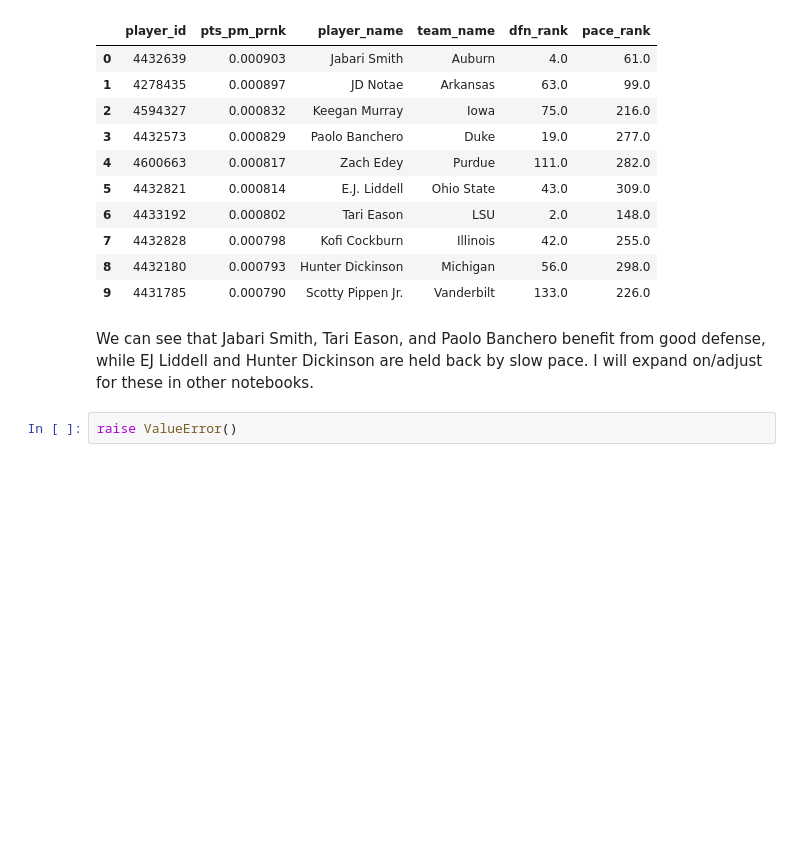
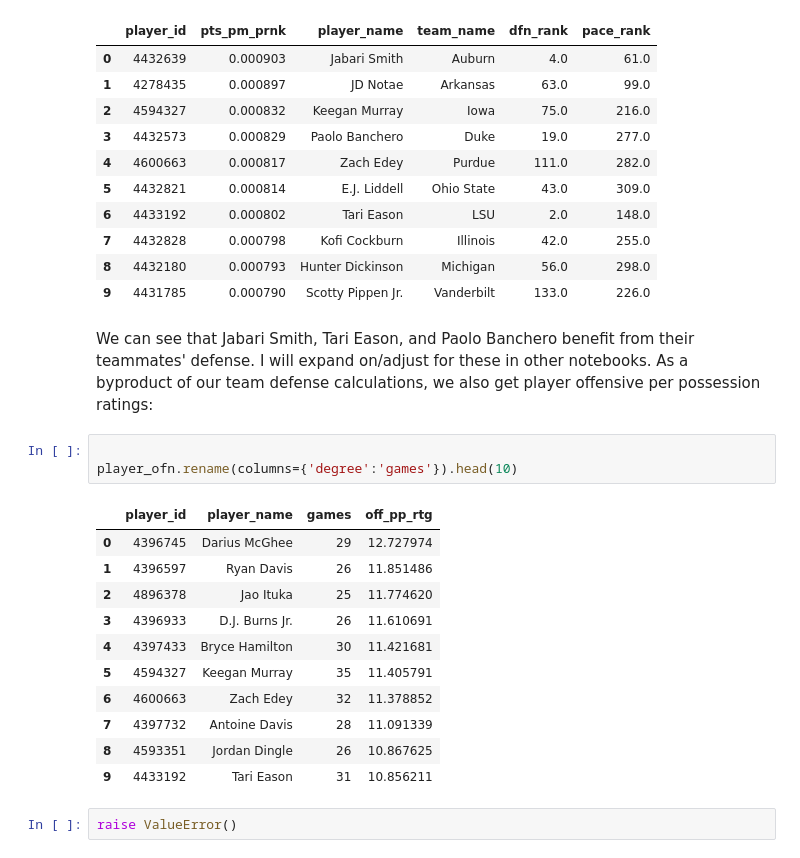
Before and after one commit to btatkinson/NCAA-basketball-Capstone, a Jupyter notebook: notebooks/blake_exploratory/player_pagerank.ipynb, the cells around one changed output. Saved outputs shown, nothing was run; the diff lists cells and outputs as text; blank space fills up the shorter version.

```diff
--- a/notebooks/blake_exploratory/player_pagerank.ipynb
+++ b/notebooks/blake_exploratory/player_pagerank.ipynb
@@ -603,7 +603,22 @@ tmp_prnk.head(10)
 | 9 | 4431785 | 0.000790 | Scotty Pippen Jr. | Vanderbilt | 133.0 | 226.0 |
 # %% [markdown]
 
-We can see that Jabari Smith, Tari Eason, and Paolo Banchero benefit from good defense, while EJ Liddell and Hunter Dickinson are held back by slow pace. I will expand on/adjust for these in other notebooks.
+We can see that Jabari Smith, Tari Eason, and Paolo Banchero benefit from their teammates' defense. I will expand on/adjust for these in other notebooks. As a byproduct of our team defense calculations, we also get player offensive per possession ratings:
+# %%
+
+player_ofn.rename(columns={'degree':'games'}).head(10)
+# %% [output]
+|  | player_id | player_name | games | off_pp_rtg |
+| 0 | 4396745 | Darius McGhee | 29 | 12.727974 |
+| 1 | 4396597 | Ryan Davis | 26 | 11.851486 |
+| 2 | 4896378 | Jao Ituka | 25 | 11.774620 |
+| 3 | 4396933 | D.J. Burns Jr. | 26 | 11.610691 |
+| 4 | 4397433 | Bryce Hamilton | 30 | 11.421681 |
+| 5 | 4594327 | Keegan Murray | 35 | 11.405791 |
+| 6 | 4600663 | Zach Edey | 32 | 11.378852 |
+| 7 | 4397732 | Antoine Davis | 28 | 11.091339 |
+| 8 | 4593351 | Jordan Dingle | 26 | 10.867625 |
+| 9 | 4433192 | Tari Eason | 31 | 10.856211 |
 # %%
 raise ValueError()
 # %% [markdown]
```
Also changed, not shown: parts of 10 cells of this notebook, 3 other files.
